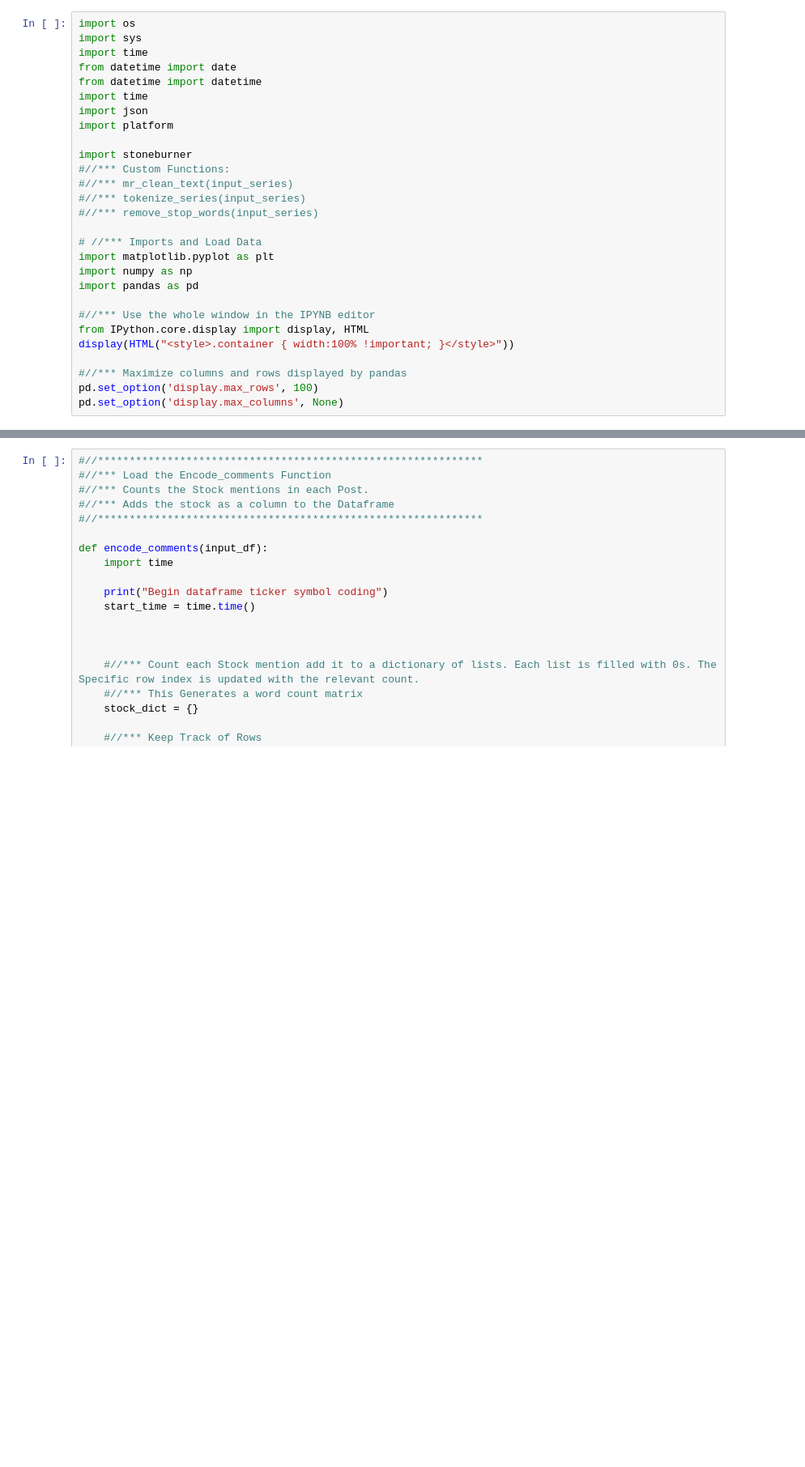
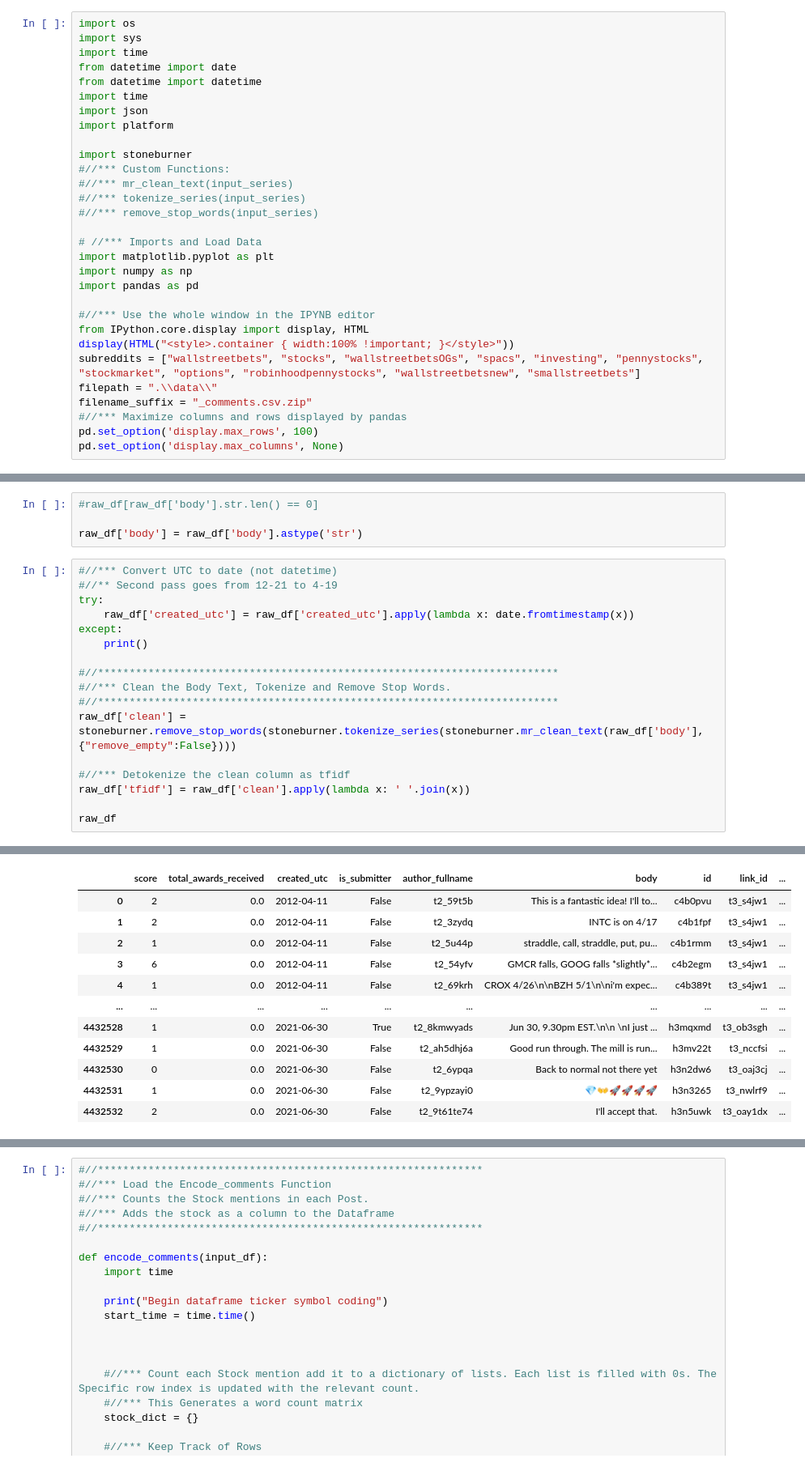
Before and after one commit to kstoneburner/DSC630_TermProject, a Jupyter notebook: 2_Process_Reddit_Data.ipynb, the cells around one changed output, grey strips where cells are left out. Shown: that part at 81% size. Drawn from its saved outputs; the diff is of its cells as text; blank space fills up the shorter version.

Commit message:
Saved All Comments

```diff
--- a/2_Process_Reddit_Data.ipynb
+++ b/2_Process_Reddit_Data.ipynb
@@ -22,7 +22,9 @@ import pandas as pd
 #//*** Use the whole window in the IPYNB editor
 from IPython.core.display import display, HTML
 display(HTML("<style>.container { width:100% !important; }</style>"))
-
+subreddits = ["wallstreetbets", "stocks", "wallstreetbetsOGs", "spacs", "investing", "pennystocks", "stockmarket", "options", "robinhoodpennystocks", "wallstreetbetsnew", "smallstreetbets"]
+filepath = ".\\data\\"
+filename_suffix = "_comments.csv.zip"
 #//*** Maximize columns and rows displayed by pandas
 pd.set_option('display.max_rows', 100)
 pd.set_option('display.max_columns', None)
@@ -96,0 +96,22 @@ Stop Words Time: 7.277637481689453
+# %%
+#raw_df[raw_df['body'].str.len() == 0]
+
+raw_df['body'] = raw_df['body'].astype('str')
+# %%
+#//*** Convert UTC to date (not datetime)
+#//** Second pass goes from 12-21 to 4-19
+try:
+    raw_df['created_utc'] = raw_df['created_utc'].apply(lambda x: date.fromtimestamp(x))
+except:
+    print()
+
+#//*************************************************************************
+#//*** Clean the Body Text, Tokenize and Remove Stop Words.
+#//*************************************************************************
+raw_df['clean'] = stoneburner.remove_stop_words(stoneburner.tokenize_series(stoneburner.mr_clean_text(raw_df['body'],{"remove_empty":False})))
+
+#//*** Detokenize the clean column as tfidf
+raw_df['tfidf'] = raw_df['clean'].apply(lambda x: ' '.join(x))
+
+raw_df
+# %% [output]
@@ -96,0 +122,12 @@ Stop Words Time: 7.277637481689453
+|  | score | total_awards_received | created_utc | is_submitter | author_fullname | body | id | link_id | ... |
+| 0 | 2 | 0.0 | 2012-04-11 | False | t2_59t5b | This is a fantastic idea! I'll to... | c4b0pvu | t3_s4jw1 | ... |
+| 1 | 2 | 0.0 | 2012-04-11 | False | t2_3zydq | INTC is on 4/17 | c4b1fpf | t3_s4jw1 | ... |
+| 2 | 1 | 0.0 | 2012-04-11 | False | t2_5u44p | straddle, call, straddle, put, pu... | c4b1rmm | t3_s4jw1 | ... |
+| 3 | 6 | 0.0 | 2012-04-11 | False | t2_54yfv | GMCR falls, GOOG falls *slightly*... | c4b2egm | t3_s4jw1 | ... |
+| 4 | 1 | 0.0 | 2012-04-11 | False | t2_69krh | CROX 4/26\n\nBZH 5/1\n\ni'm expec... | c4b389t | t3_s4jw1 | ... |
+| ... | ... | ... | ... | ... | ... | ... | ... | ... | ... |
+| 4432528 | 1 | 0.0 | 2021-06-30 | True | t2_8kmwyads | Jun 30, 9.30pm EST.\n\n \nI just ... | h3mqxmd | t3_ob3sgh | ... |
+| 4432529 | 1 | 0.0 | 2021-06-30 | False | t2_ah5dhj6a | Good run through. The mill is run... | h3mv22t | t3_nccfsi | ... |
+| 4432530 | 0 | 0.0 | 2021-06-30 | False | t2_6ypqa | Back to normal not there yet | h3n2dw6 | t3_oaj3cj | ... |
+| 4432531 | 1 | 0.0 | 2021-06-30 | False | t2_9ypzayi0 | 💎👐🚀🚀🚀🚀 | h3n3265 | t3_nwlrf9 | ... |
+| 4432532 | 2 | 0.0 | 2021-06-30 | False | t2_9t61te74 | I'll accept that. | h3n5uwk | t3_oay1dx | ... |
```
Also changed, not shown: parts of 8 cells of this notebook, 8 other files.
